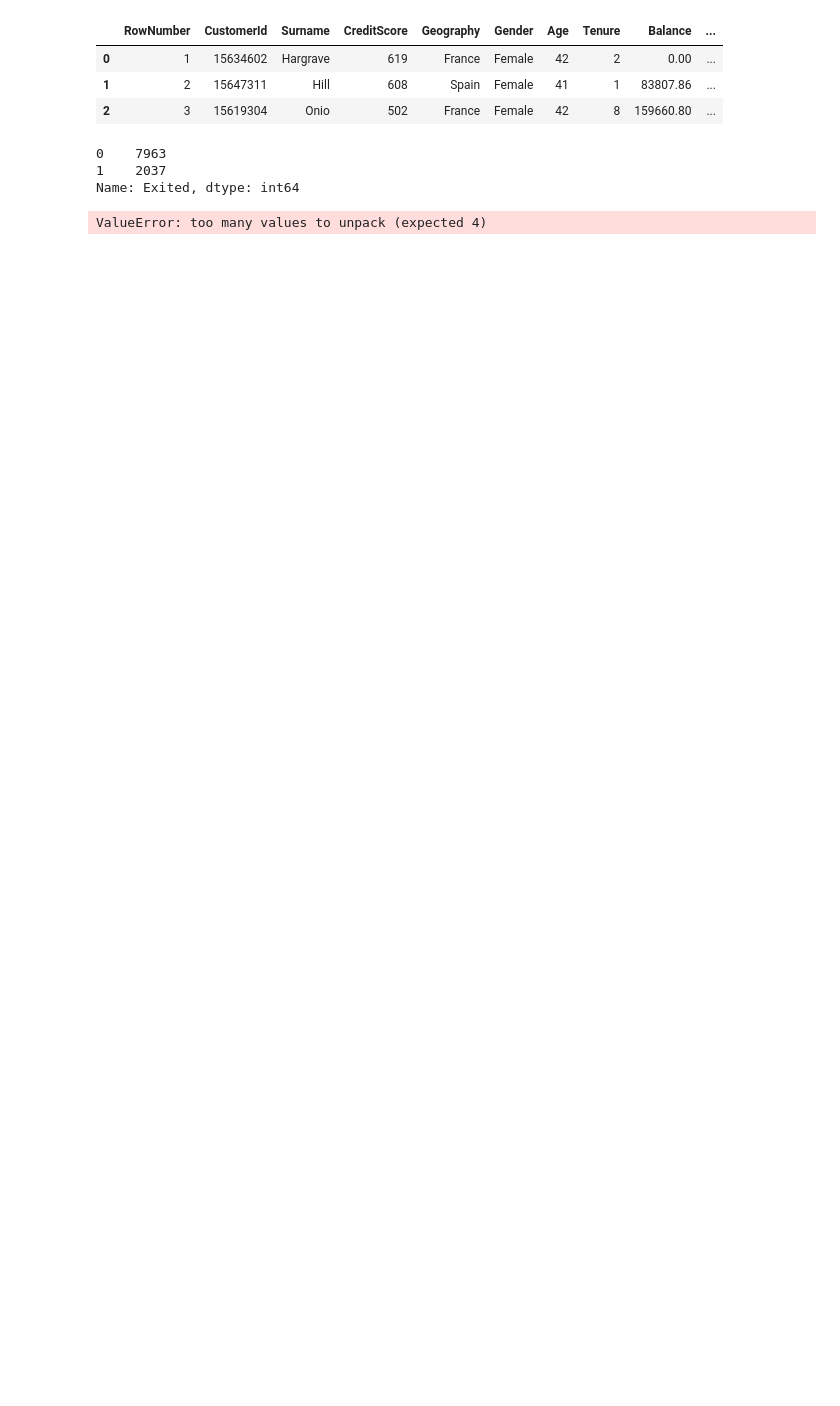
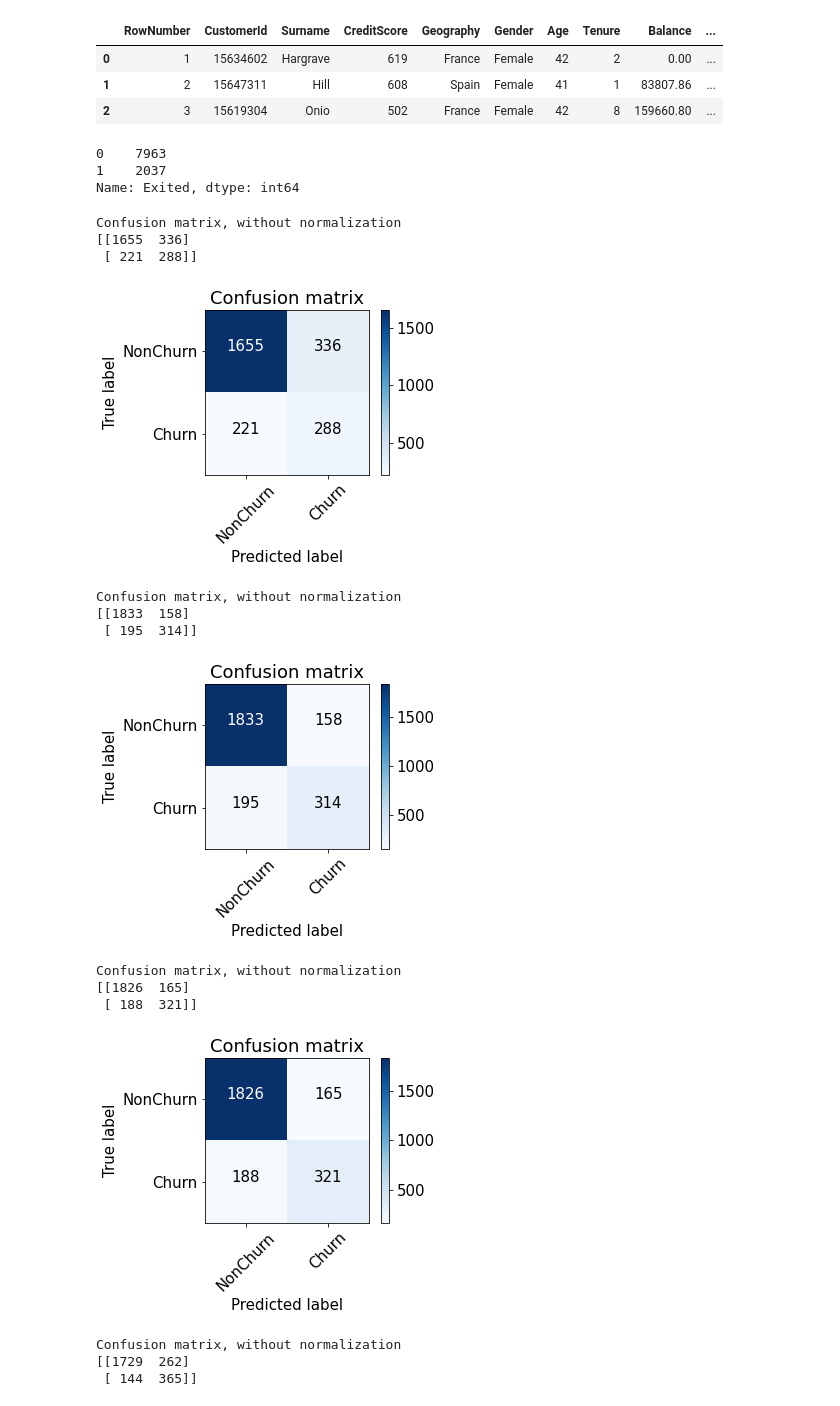
Before and after one commit to hellge83/AI_business_ml, a Jupyter notebook: les05/HW5.ipynb, the cells around one changed output. Cells and saved outputs as stored; diff of their text form; code cells hidden in the pictures; blank space fills up the shorter version.

```diff
--- a/les05/HW5.ipynb
+++ b/les05/HW5.ipynb
@@ -176,27 +188,41 @@ models = [lr, rf, catboost, lgbmc]
 # %%
 %%time
 res = {}
 for model in models:
     classifier = Pipeline([
     ('features',feats),
     ('classifier', model),
     ])
 
     classifier.fit(X_train, y_train)
     y_score = classifier.predict_proba(X_test)[:, 1]
 
     roc_auc, fscore, precision, recall, threshold = get_classifier_metrics(1, classifier, y_test, y_score)
-    TN, FN, TP, FP = get_pred_rates(threshold, y_test, y_score)
+    TN, FN, TP, FP, cnf_matrix = get_pred_rates(threshold, y_test, y_score)
 
     font = {'size' : 15}
     plt.rc('font', **font)
-    cnf_matrix = confusion_matrix(y_test, y_score > threshold)
+#     cnf_matrix = confusion_matrix(y_test, y_score > threshold)
     plt.figure(figsize=(5, 4))
     plot_confusion_matrix(cnf_matrix, classes=['NonChurn', 'Churn'], title='Confusion matrix')
     plt.show()
 
-    total_profit = profit_calc(TP, FP, FN, cost_per_one = 1, rev_per_one = 2)
+    total_profit, total_lost_inc = profit_calc(TP, FP, FN, cost_per_one = 1, rev_per_one = 2)
 
-    res['model_' + format(model)] = [roc_auc, fscore, precision, recall, TN, FN, TP, FP, total_profit]
+    res['model_' + format(model)] = [roc_auc, fscore, precision, recall, TN, FN, TP, FP, total_profit, total_lost_inc]
 # %% [output]
-ValueError: too many values to unpack (expected 4)
+Confusion matrix, without normalization
+[[1655  336]
+ [ 221  288]]
+[figure, added]
+Confusion matrix, without normalization
+[[1833  158]
+ [ 195  314]]
+[figure, added]
+Confusion matrix, without normalization
+[[1826  165]
+ [ 188  321]]
+[figure, added]
+Confusion matrix, without normalization
+[[1729  262]
+ [ 144  365]]
```
Also changed, not shown: parts of 46 cells of this notebook.
